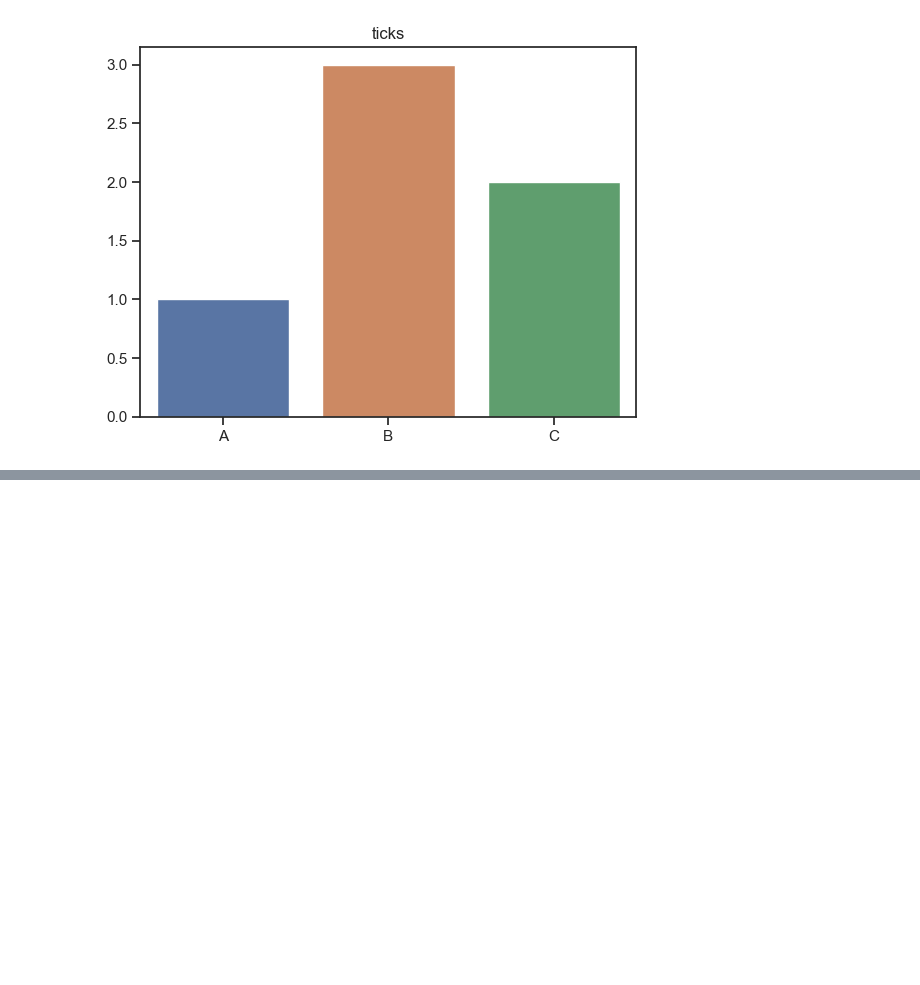
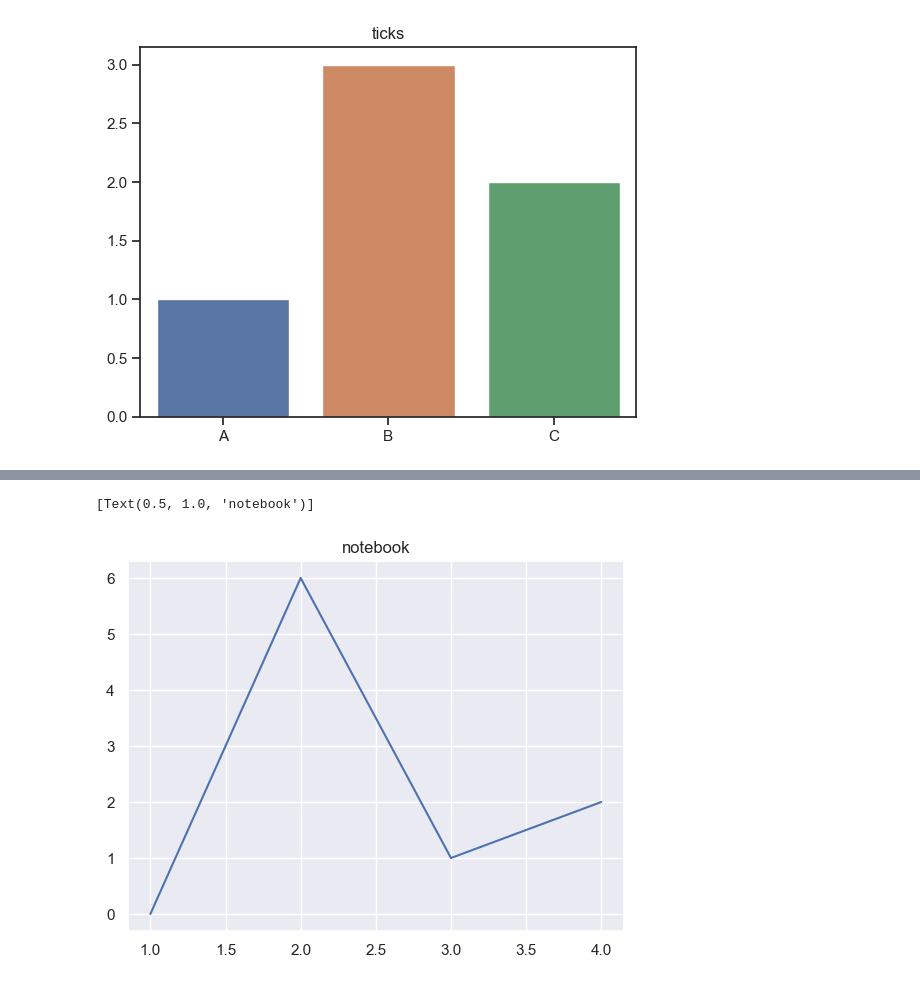
Before and after one commit to jgraber/PythonFriday, a Jupyter notebook: Jupyter/Seaborn_styling.ipynb, the cells around one changed output, grey strips where cells are left out. Drawn from its saved outputs; the diff is of its cells as text; code cells hidden in the pictures; blank space fills up the shorter version.

```diff
--- a/Jupyter/Seaborn_styling.ipynb
+++ b/Jupyter/Seaborn_styling.ipynb
@@ -145,0 +160,6 @@ sns.barplot(x=names, y=values).set(title='ticks')
+# %%
+sns.set_context("notebook")
+sns.lineplot(x=x, y=y).set(title="notebook")
+# %% [output]
+[Text(0.5, 1.0, 'notebook')]
+[figure, added]
```
Also changed, not shown: parts of 14 cells of this notebook.
